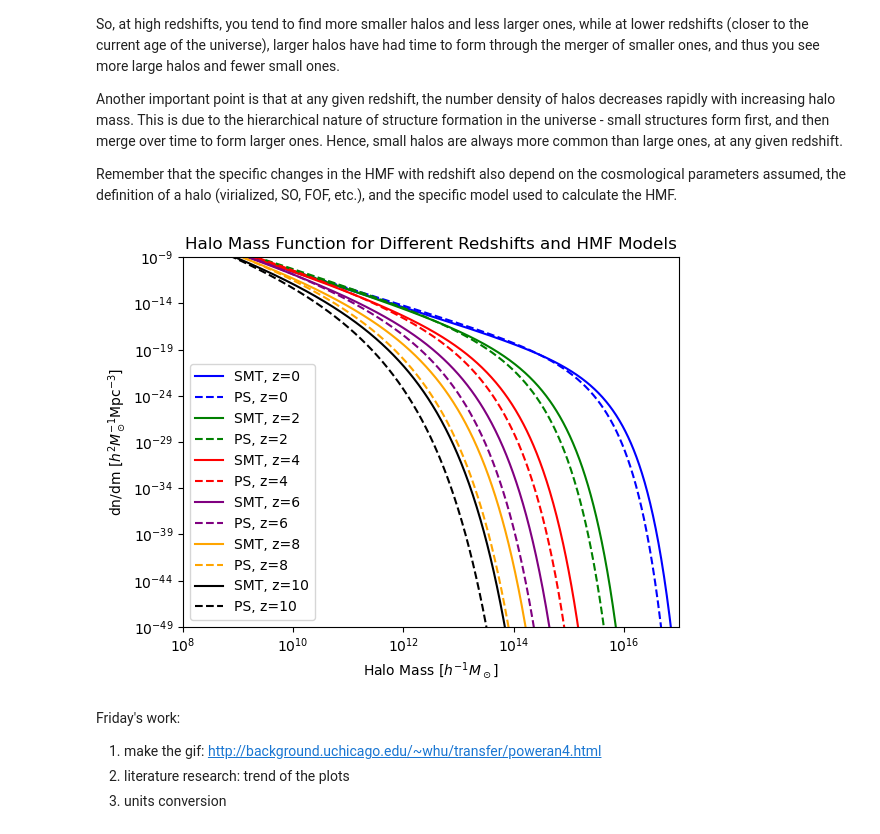
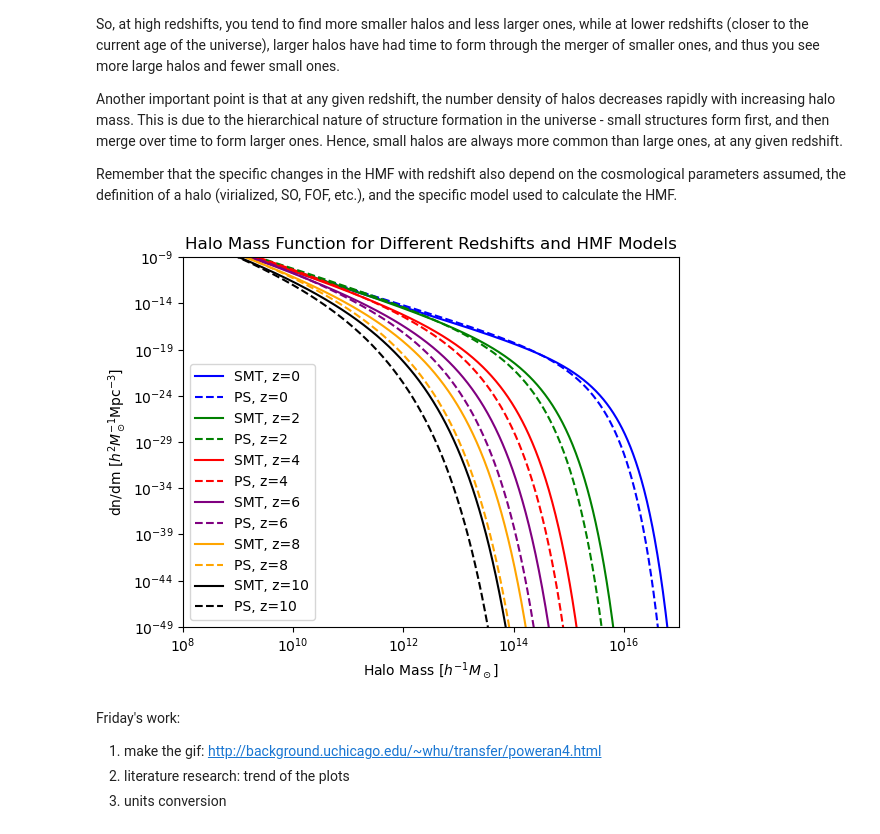
Before and after one commit to ch3n-s4ndy/Halo-Mass-Function-Analytics, a Jupyter notebook: halo_mass_function.ipynb, the cells around one changed output. Cells and saved outputs as stored; diff of their text form; code cells hidden in the pictures.

```diff
--- a/halo_mass_function.ipynb
+++ b/halo_mass_function.ipynb
@@ -50,7 +52,7 @@ So, seeing the halo mass function decrease is a natural outcome of the ΛCDM cos
 # %% [markdown]
 Question: sudden decrease at around 10^17 solar masses?
 # %%
-def plot_halo_mass_function(z, cosmo_params, hmf_model, color='blue', linestyle='-', label=None):
+def plot_halo_mass_function(z, cosmo_params, hmf_model, color='red', linestyle='-', label=None):
     """
     Generate and plot the halo mass function for a given redshift and HMF model.
 
@@ -89,9 +91,9 @@ Absolutely, in the context of halomod and the halo mass function, here are a few
 In addition to exploring these parameters, you may also want to try fitting your model to observational data, such as galaxy surveys or cosmic microwave background data, to see how well it can reproduce the observed distribution of matter in the universe.
 # %%
 cosmo_params = {
-    "H0": 70,     # Hubble constant at z=0
-    "Om0": 0.3,   # Matter density parameter at z=0
-    "Ob0": 0.045  # Baryon density parameter at z=0
+    "H0": 67.4,     # Hubble constant at z=0
+    "Om0": 0.315,   # Matter density parameter at z=0
+    "Ob0": 0.02237  # Baryon density parameter at z=0
 }
 
 # Define the redshifts and corresponding plot colors
@@ -100,7 +102,7 @@ colors = ['blue', 'green', 'red', 'purple', 'orange', 'black']
 
 # Call the function for each redshift
 for z, color in zip(z_values, colors):
-    plot_halo_mass_function(z, cosmo_params, color=color, label=f'z={z}')
+    plot_halo_mass_function(z, cosmo_params, 'SMT', color=color, label=f'z={z}')
 
 # Set the x-axis and y-axis limits
 plt.xlim(1e10, 1e17)
@@ -132,37 +134,37 @@ Remember that the specific changes in the HMF with redshift also depend on the c
 # Define the redshifts and corresponding plot colors
 z_values = [0, 2, 4, 6, 8, 10]
 colors = ['blue', 'green', 'red', 'purple', 'orange', 'black']
 
 # Cosmological parameters
 cosmo_params = {
-    "H0": 70,     # Hubble constant at z=0
-    "Om0": 0.3,   # Matter density parameter at z=0
-    "Ob0": 0.045  # Baryon density parameter at z=0
+    "H0": 67.35,     # Hubble constant at z=0
+    "Om0": 0.315,   # Matter density parameter at z=0
+    "Ob0": 0.02237  # Baryon density parameter at z=0
 }
 
 # Halo mass function models
 hmf_models = ['SMT', 'PS']
 
 # Call the function for each redshift and HMF model
 for z, color in zip(z_values, colors):
     for hmf_model in hmf_models:
         linestyle = '-' if hmf_model == 'SMT' else '--'
         plot_halo_mass_function(z, cosmo_params, hmf_model, color=color, linestyle=linestyle, label=f'{hmf_model}, z={z}')
 
 # Set the x-axis and y-axis limits
 plt.xlim(1e8, 1e17)
 plt.ylim(10e-50, 10e-10)
 
 # Add a title
 plt.title("Halo Mass Function for Different Redshifts and HMF Models")
 
 # Add a legend
 plt.legend()
 
 # Display the plot
 plt.show()
 # %% [output]
-[figure, old version]
+[figure, new version]
 # %% [markdown]
 Friday's work:
 1. make the gif: http://background.uchicago.edu/~whu/transfer/poweran4.html
```
Also changed, not shown: parts of 14 cells of this notebook, 1 other file.
